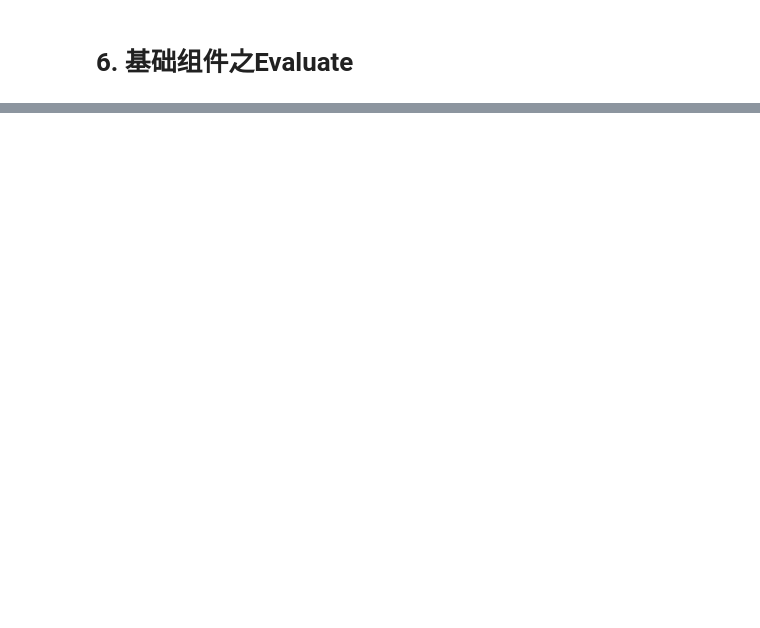
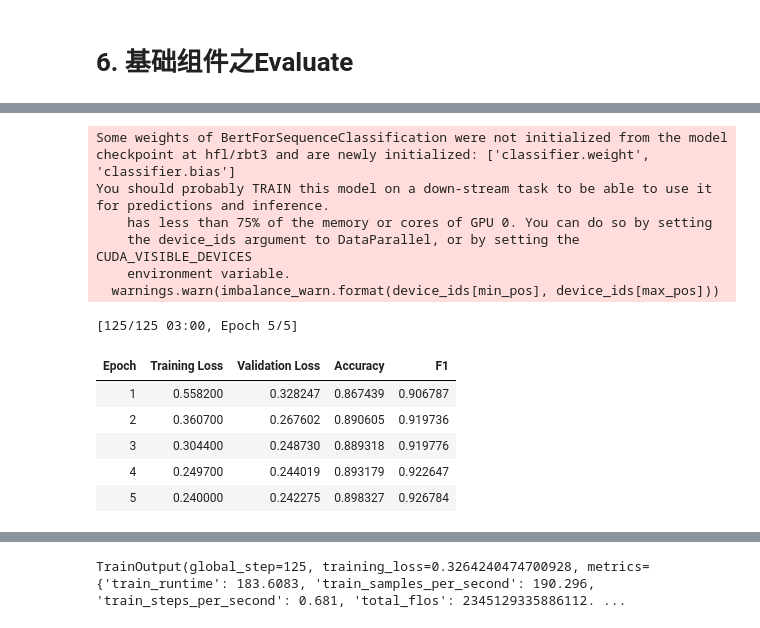
Before and after one commit to awmthink/pytorch-in-action, a Jupyter notebook: transformers/tutorials.ipynb, the cells around one changed output, grey strips where cells are left out. Cells and saved outputs as stored; diff of their text form; code cells hidden in the pictures; blank space fills up the shorter version.

```diff
--- a/transformers/tutorials.ipynb
+++ b/transformers/tutorials.ipynb
@@ -368,0 +490,3 @@ model.load_state_dict(state_dict)
+# %%
+hotel_dataset = hotel_dataset.filter(lambda example: example["review"] is not None)
+hotel_dataset
@@ -368,0 +498,13 @@ model.load_state_dict(state_dict)
+# %%
+tokenizer = AutoTokenizer.from_pretrained("hfl/rbt3")
+
+
+def preprocess(examaple, tokenizer=tokenizer):
+    model_inputs = tokenizer(examaple["review"], max_length=512, truncation=True)
+    model_inputs["labels"] = examaple["label"]
+    return model_inputs
+
+
+hotel_dataset = hotel_dataset.map(
+    preprocess, num_proc=4, batched=True, remove_columns=hotel_dataset.column_names
+)
@@ -370,0 +623,60 @@ model.load_state_dict(state_dict)
+# %%
+logging.set_verbosity_warning()
+
+hotel_datasets = hotel_dataset.train_test_split(test_size=0.1)
+
+model = AutoModelForSequenceClassification.from_pretrained("hfl/rbt3")
+device = torch.device("cuda" if torch.cuda.is_available() else "cpu")
+model.to(device)
+
+acc_metric = evaluate.load("accuracy")
+f1_metirc = evaluate.load("f1")
+
+
+def eval_metric(eval_predict):
+    predictions, labels = eval_predict
+    predictions = predictions.argmax(axis=-1)
+    acc = acc_metric.compute(predictions=predictions, references=labels)
+    f1 = f1_metirc.compute(predictions=predictions, references=labels)
+    acc.update(f1)
+    return acc
+
+
+training_args = TrainingArguments(
+    output_dir="/tmp/checkpoints",
+    learning_rate=2e-5,
+    per_device_train_batch_size=32,
+    per_device_eval_batch_size=32,
+    num_train_epochs=5,
+    logging_steps=20,
+    evaluation_strategy="epoch",
+    save_strategy="epoch",
+    load_best_model_at_end=True,
+    metric_for_best_model="f1",
+    save_total_limit=1,
+)
+
+trainer = Trainer(
+    args=training_args,
+    model=model,
+    train_dataset=hotel_datasets["train"],
+    eval_dataset=hotel_datasets["test"],
+    data_collator=DataCollatorWithPadding(tokenizer),
+    compute_metrics=eval_metric,
+)
+
+trainer.train()
+# %% [output]
+Some weights of BertForSequenceClassification were not initialized from the model checkpoint at hfl/rbt3 and are newly initialized: ['classifier.weight', 'classifier.bias']
+You should probably TRAIN this model on a down-stream task to be able to use it for predictions and inference.
+    has less than 75% of the memory or cores of GPU 0. You can do so by setting
+    the device_ids argument to DataParallel, or by setting the CUDA_VISIBLE_DEVICES
+    environment variable.
+  warnings.warn(imbalance_warn.format(device_ids[min_pos], device_ids[max_pos]))
+[125/125 03:00, Epoch 5/5]
+| Epoch | Training Loss | Validation Loss | Accuracy | F1 |
+| 1 | 0.558200 | 0.328247 | 0.867439 | 0.906787 |
+| 2 | 0.360700 | 0.267602 | 0.890605 | 0.919736 |
+| 3 | 0.304400 | 0.248730 | 0.889318 | 0.919776 |
+| 4 | 0.249700 | 0.244019 | 0.893179 | 0.922647 |
+| 5 | 0.240000 | 0.242275 | 0.898327 | 0.926784 |
@@ -370,0 +699 @@ model.load_state_dict(state_dict)
+TrainOutput(global_step=125, training_loss=0.3264240474700928, metrics={'train_runtime': 183.6083, 'train_samples_per_second': 190.296, 'train_steps_per_second': 0.681, 'total_flos': 2345129335886112. ...
```
Also changed, not shown: parts of 55 cells of this notebook.
